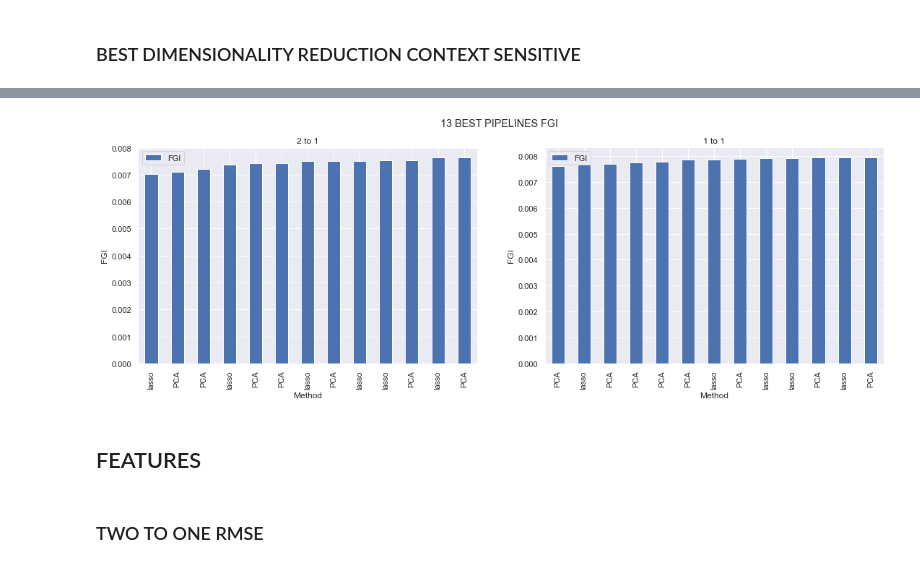
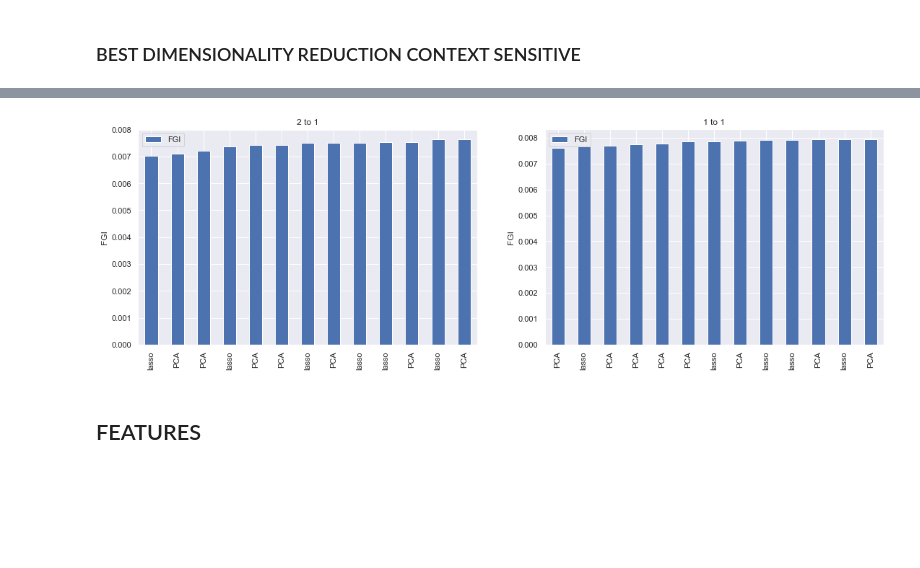
Before and after one commit to s0lvang/ideal-pancake, a Jupyter notebook: misc/notebooks/Analyze Results.ipynb, the cells around one changed output, grey strips where cells are left out. Saved outputs shown, nothing was run; the diff lists cells and outputs as text; code cells hidden in the pictures; blank space fills up the shorter version.

```diff
--- a/misc/notebooks/Analyze Results.ipynb
+++ b/misc/notebooks/Analyze Results.ipynb
@@ -257,7 +197,0 @@ minimum_rmse.plot.bar(x="out_of_study", y=["rmse", "baseline"])
-# %%
-# MEAN RMSE PER oos DATASET
-smallest = two_to_one_df.nsmallest(10, "rmse")
-fig, ax = plt.subplots()
-ax.bar(range(len(smallest.index)), smallest.loc[:, "rmse"])
-ax.set_xticklabels(smallest.loc[:, "dimensionality_reduction"])
-plt.show()
@@ -365,3 +236,20 @@ array(['fractions_cscw', nan], dtype=object)
+# %%
+def bar_chart(df, ax, y, title, y_label, x_label, ticks_column):
+    ax = df.plot(kind="bar", y=y, use_index=False, ax=ax)
+    ax.set_xticks(range(len(df)))
+    ax.set_xticklabels(df.loc[:, ticks_column], rotation=90)
+    ax.set_xlabel(x_label)
+    ax.set_ylabel(y_label)
+    ax.set_title(title)
+
+
+def side_by_side_bar_plot(dfs, titles, y, ticks, y_label, x_label):
+    figures_per_row = min(len(dfs), 3)
+    fig, axes = plt.subplots(nrows=len(dfs)//figures_per_row, ncols=figures_per_row)
+    axes = axes.flatten()
+    for df, ax, title in zip(dfs, axes, titles):
+        bar_chart(df, ax, y, title, y_label, x_label, ticks)
+    return fig
 # %% [markdown]
 ## DIMENSIONALITY REDUCTION
 # %% [markdown]
@@ -394,31 +270,16 @@ fig.savefig("plots/dimensionality_reduction_context_sensitivity.jpg")
 # %%
 two_to_one_filtered = filter_on_baselines(two_to_one_df)
 one_to_one_filtered = filter_on_baselines(one_to_one_df)
 
 smallest_FGI_two_to_one = two_to_one_df.nsmallest(13, "FGI")
 smallest_FGI_one_to_one = one_to_one_df.nsmallest(13, "FGI")
-
-
-fig, axes = plt.subplots(nrows=1, ncols=2)
-fig.set_size_inches(18.5, 5.5, forward=True)
 dfs = [smallest_FGI_two_to_one, smallest_FGI_one_to_one]
 titles = ["2 to 1", "1 to 1"]
 
-def plot_scores_with_dimensionality_reduction(df, ax, title):
-    ax = df.plot(kind="bar", y="FGI", use_index=False, ax=ax)
-    ax.set_xticklabels(df["dimensionality_reduction"], rotation=90)
-    ax.set_xlabel("Method")
-    ax.set_ylabel("FGI")
-    ax.set_title(title)
-
-for df, ax, title in zip(dfs, axes, titles):
-    plot_scores_with_dimensionality_reduction(df, ax, title)
-
-fig.suptitle("13 BEST PIPELINES FGI")
+fig = side_by_side_bar_plot(dfs, titles, y="FGI", y_label="FGI", x_label="", ticks="dimensionality_reduction")
+fig.set_size_inches(18.5, 5.5, forward=True)
 fig.savefig("plots/dimensionality_reduction_generalizability.jpg")
 # %% [output]
-[figure, old version]
+[figure, new version]
 # %% [markdown]
 ## FEATURES
-# %% [markdown]
-### TWO TO ONE RMSE
```
Also changed, not shown: parts of 30 cells of this notebook, 1 other file.
